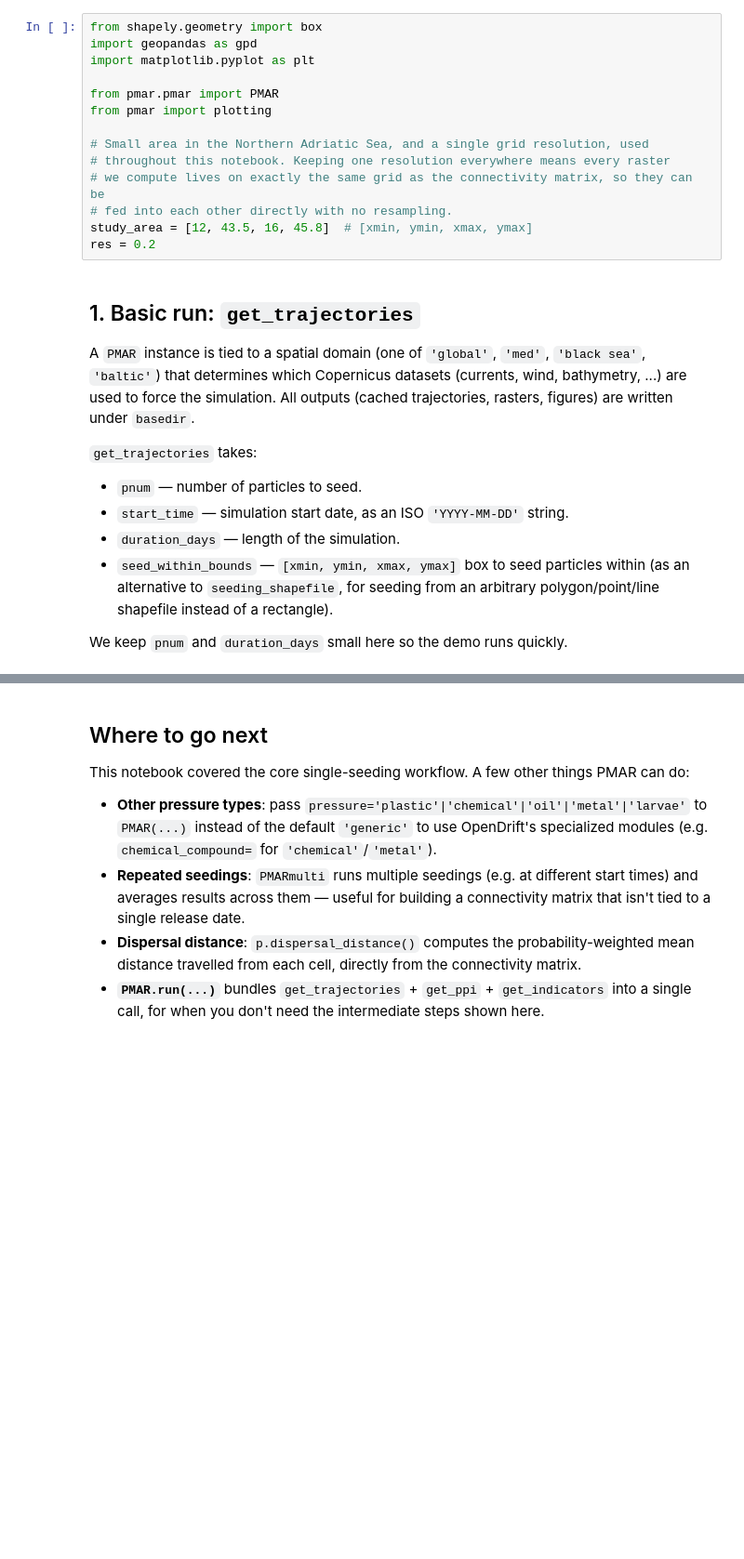
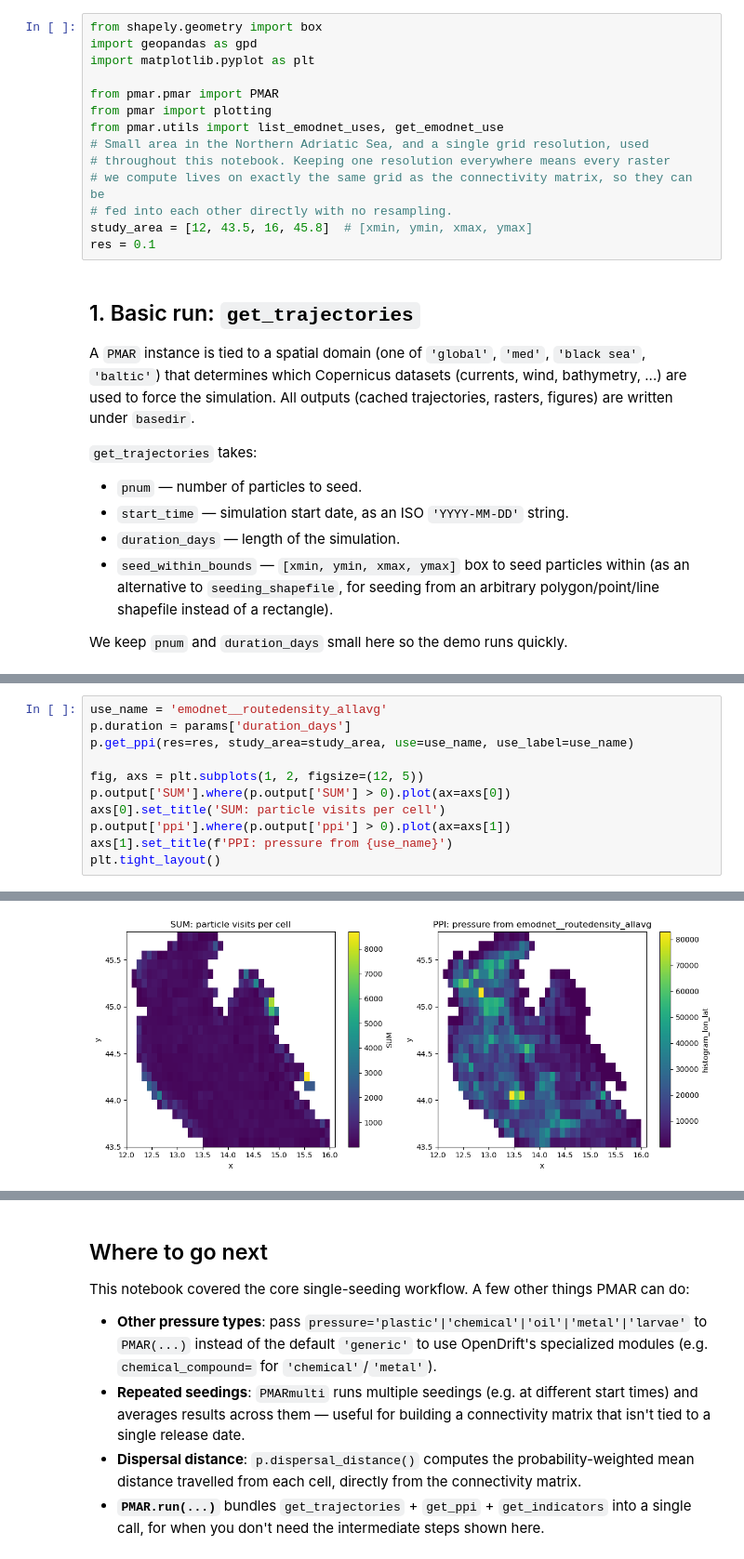
Before and after one commit to CNR-ISMAR/pmar, a Jupyter notebook: examples/pmar_demo.ipynb, the cells around one changed output, grey strips where cells are left out. Shown at 93% size. Saved outputs shown, nothing was run; the diff lists cells and outputs as text; blank space fills up the shorter version.

```diff
--- a/examples/pmar_demo.ipynb
+++ b/examples/pmar_demo.ipynb
@@ -29,13 +29,13 @@ import matplotlib.pyplot as plt
 
 from pmar.pmar import PMAR
 from pmar import plotting
-
+from pmar.utils import list_emodnet_uses, get_emodnet_use
 # Small area in the Northern Adriatic Sea, and a single grid resolution, used
 # throughout this notebook. Keeping one resolution everywhere means every raster
 # we compute lives on exactly the same grid as the connectivity matrix, so they can be
 # fed into each other directly with no resampling.
 study_area = [12, 43.5, 16, 45.8]  # [xmin, ymin, xmax, ymax]
-res = 0.2
+res = 0.1
 # %% [markdown]
 ## 1. Basic run: `get_trajectories`
 
@@ -147,0 +135,12 @@ print(f"{n_inside} / {p.ds.sizes['trajectory']} particles started inside the dem
+# %%
+use_name = 'emodnet__routedensity_allavg'
+p.duration = params['duration_days']
+p.get_ppi(res=res, study_area=study_area, use=use_name, use_label=use_name)
+
+fig, axs = plt.subplots(1, 2, figsize=(12, 5))
+p.output['SUM'].where(p.output['SUM'] > 0).plot(ax=axs[0])
+axs[0].set_title('SUM: particle visits per cell')
+p.output['ppi'].where(p.output['ppi'] > 0).plot(ax=axs[1])
+axs[1].set_title(f'PPI: pressure from {use_name}')
+plt.tight_layout()
+# %% [output]
@@ -148 +148,2 @@ print(f"{n_inside} / {p.ds.sizes['trajectory']} particles started inside the dem
+[figure, added]
 # %% [markdown]
```
Also changed, not shown: parts of 18 cells of this notebook, 1 other file.
